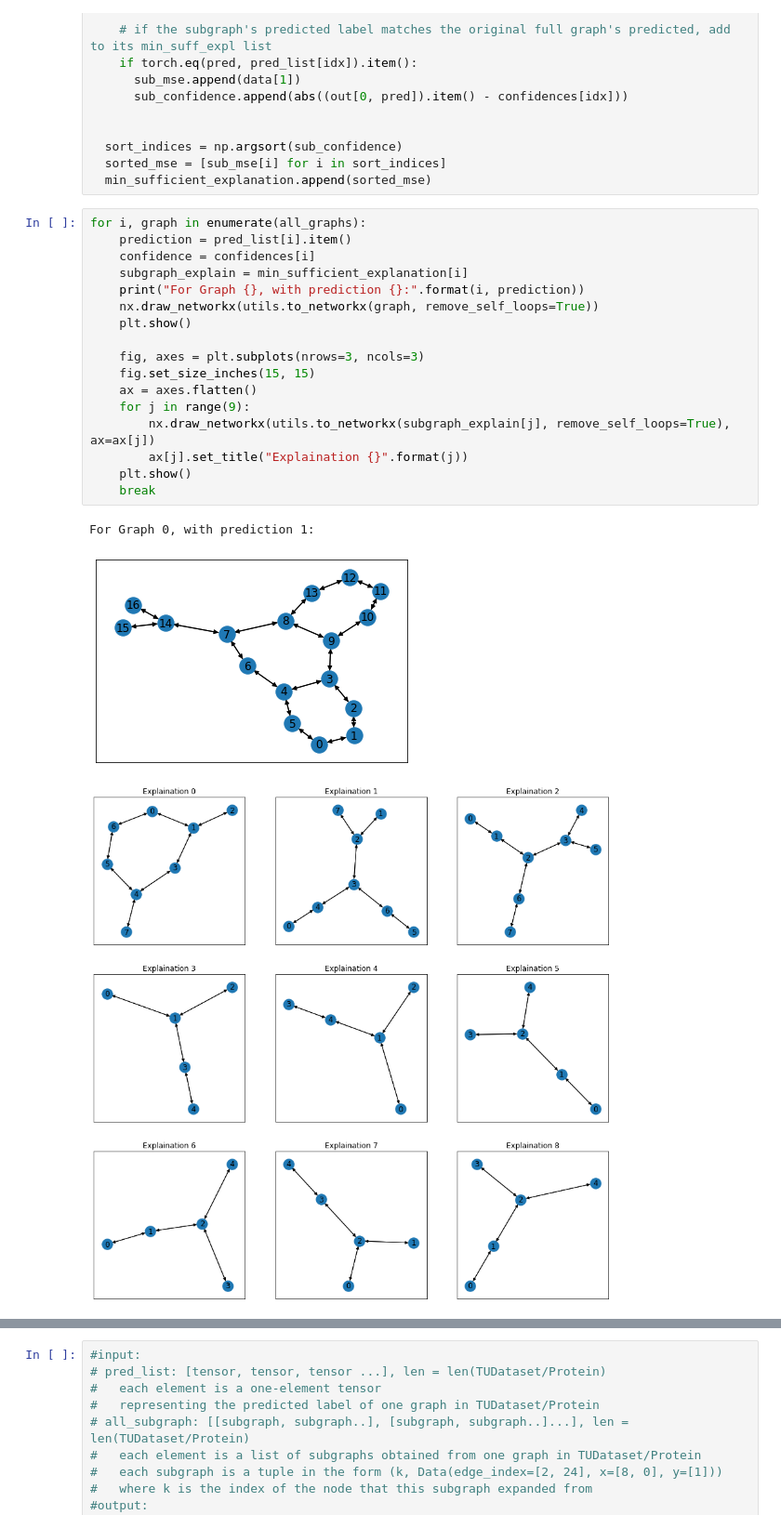
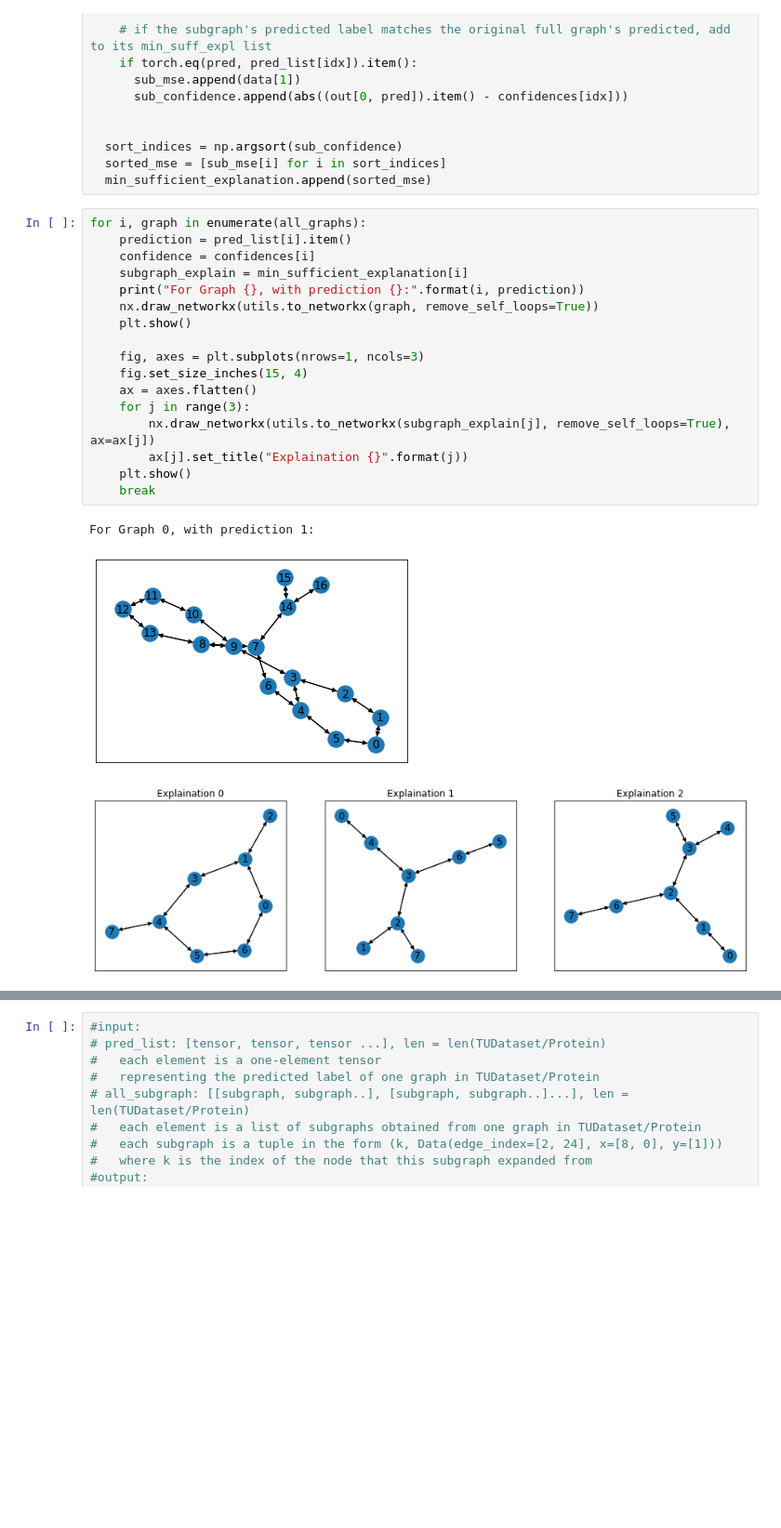
Before and after one commit to ZongyangYue/CS249ExplainGNN, a Jupyter notebook: GCN_MUTAG.ipynb, the cells around one changed output, grey strips where cells are left out. Shown at 93% size. Saved outputs shown, nothing was run; the diff lists cells and outputs as text; blank space fills up the shorter version.

```diff
--- a/GCN_MUTAG.ipynb
+++ b/GCN_MUTAG.ipynb
@@ -341,21 +345,21 @@ for idx, data_collection in enumerate(tqdm.tqdm(all_subgraphs)):
 # %%
 for i, graph in enumerate(all_graphs):
     prediction = pred_list[i].item()
     confidence = confidences[i]
     subgraph_explain = min_sufficient_explanation[i]
     print("For Graph {}, with prediction {}:".format(i, prediction))
     nx.draw_networkx(utils.to_networkx(graph, remove_self_loops=True))
     plt.show()
 
-    fig, axes = plt.subplots(nrows=3, ncols=3)
-    fig.set_size_inches(15, 15)
+    fig, axes = plt.subplots(nrows=1, ncols=3)
+    fig.set_size_inches(15, 4)
     ax = axes.flatten()
-    for j in range(9):
+    for j in range(3):
         nx.draw_networkx(utils.to_networkx(subgraph_explain[j], remove_self_loops=True), ax=ax[j])
         ax[j].set_title("Explaination {}".format(j))
     plt.show()
     break
 # %% [output]
 For Graph 0, with prediction 1:
-[figure, old version]
+[figure, new version]
-[figure, old version]
+[figure, new version]
```
Also changed, not shown: parts of 4 cells of this notebook, 3 other files.
